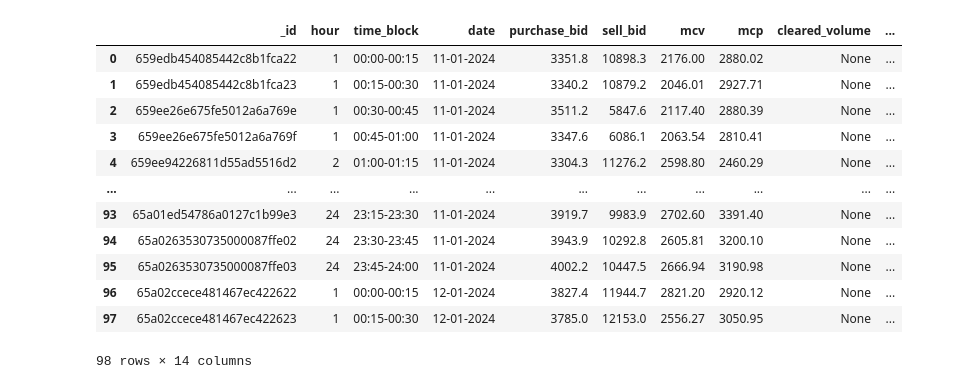
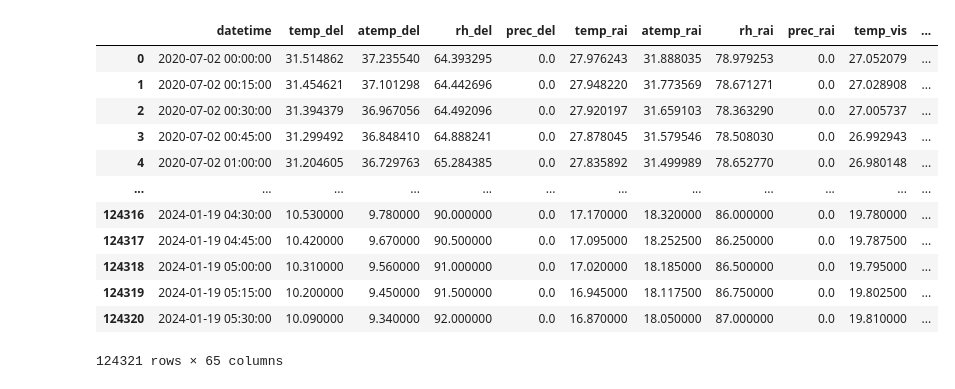
Before and after one commit to amanbhatt97/price-forecast-iex, a Jupyter notebook: notebooks/test.ipynb, the cells around one changed output. Saved outputs shown, nothing was run; the diff lists cells and outputs as text; code cells hidden in the pictures.

Commit message:
test for data ingestion

```diff
--- a/notebooks/test.ipynb
+++ b/notebooks/test.ipynb
@@ -31,16 +44,16 @@ Data updated upto:  12-01-2024
-# %%
-pd.read_pickle('/Users/amanbhatt/Desktop/price-forecast-iex/data/raw/rtm')
-# %% [output]
-|  | _id | hour | time_block | date | purchase_bid | sell_bid | mcv | mcp | cleared_volume | ... |
-| 0 | 659edb454085442c8b1fca22 | 1 | 00:00-00:15 | 11-01-2024 | 3351.8 | 10898.3 | 2176.00 | 2880.02 | None | ... |
-| 1 | 659edb454085442c8b1fca23 | 1 | 00:15-00:30 | 11-01-2024 | 3340.2 | 10879.2 | 2046.01 | 2927.71 | None | ... |
-| 2 | 659ee26e675fe5012a6a769e | 1 | 00:30-00:45 | 11-01-2024 | 3511.2 | 5847.6 | 2117.40 | 2880.39 | None | ... |
-| 3 | 659ee26e675fe5012a6a769f | 1 | 00:45-01:00 | 11-01-2024 | 3347.6 | 6086.1 | 2063.54 | 2810.41 | None | ... |
-| 4 | 659ee94226811d55ad5516d2 | 2 | 01:00-01:15 | 11-01-2024 | 3304.3 | 11276.2 | 2598.80 | 2460.29 | None | ... |
-| ... | ... | ... | ... | ... | ... | ... | ... | ... | ... | ... |
-| 93 | 65a01ed54786a0127c1b99e3 | 24 | 23:15-23:30 | 11-01-2024 | 3919.7 | 9983.9 | 2702.60 | 3391.40 | None | ... |
-| 94 | 65a0263530735000087ffe02 | 24 | 23:30-23:45 | 11-01-2024 | 3943.9 | 10292.8 | 2605.81 | 3200.10 | None | ... |
-| 95 | 65a0263530735000087ffe03 | 24 | 23:45-24:00 | 11-01-2024 | 4002.2 | 10447.5 | 2666.94 | 3190.98 | None | ... |
-| 96 | 65a02ccece481467ec422622 | 1 | 00:00-00:15 | 12-01-2024 | 3827.4 | 11944.7 | 2821.20 | 2920.12 | None | ... |
-| 97 | 65a02ccece481467ec422623 | 1 | 00:15-00:30 | 12-01-2024 | 3785.0 | 12153.0 | 2556.27 | 3050.95 | None | ... |
-98 rows × 14 columns
+# %%
+get_processed_weather('weather')
+# %% [output]
+|  | datetime | temp_del | atemp_del | rh_del | prec_del | temp_rai | atemp_rai | rh_rai | prec_rai | temp_vis | ... |
+| 0 | 2020-07-02 00:00:00 | 31.514862 | 37.235540 | 64.393295 | 0.0 | 27.976243 | 31.888035 | 78.979253 | 0.0 | 27.052079 | ... |
+| 1 | 2020-07-02 00:15:00 | 31.454621 | 37.101298 | 64.442696 | 0.0 | 27.948220 | 31.773569 | 78.671271 | 0.0 | 27.028908 | ... |
+| 2 | 2020-07-02 00:30:00 | 31.394379 | 36.967056 | 64.492096 | 0.0 | 27.920197 | 31.659103 | 78.363290 | 0.0 | 27.005737 | ... |
+| 3 | 2020-07-02 00:45:00 | 31.299492 | 36.848410 | 64.888241 | 0.0 | 27.878045 | 31.579546 | 78.508030 | 0.0 | 26.992943 | ... |
+| 4 | 2020-07-02 01:00:00 | 31.204605 | 36.729763 | 65.284385 | 0.0 | 27.835892 | 31.499989 | 78.652770 | 0.0 | 26.980148 | ... |
+| ... | ... | ... | ... | ... | ... | ... | ... | ... | ... | ... | ... |
+| 124316 | 2024-01-19 04:30:00 | 10.530000 | 9.780000 | 90.000000 | 0.0 | 17.170000 | 18.320000 | 86.000000 | 0.0 | 19.780000 | ... |
+| 124317 | 2024-01-19 04:45:00 | 10.420000 | 9.670000 | 90.500000 | 0.0 | 17.095000 | 18.252500 | 86.250000 | 0.0 | 19.787500 | ... |
+| 124318 | 2024-01-19 05:00:00 | 10.310000 | 9.560000 | 91.000000 | 0.0 | 17.020000 | 18.185000 | 86.500000 | 0.0 | 19.795000 | ... |
+| 124319 | 2024-01-19 05:15:00 | 10.200000 | 9.450000 | 91.500000 | 0.0 | 16.945000 | 18.117500 | 86.750000 | 0.0 | 19.802500 | ... |
+| 124320 | 2024-01-19 05:30:00 | 10.090000 | 9.340000 | 92.000000 | 0.0 | 16.870000 | 18.050000 | 87.000000 | 0.0 | 19.810000 | ... |
+124321 rows × 65 columns
```
Also changed, not shown: parts of 9 cells of this notebook.
